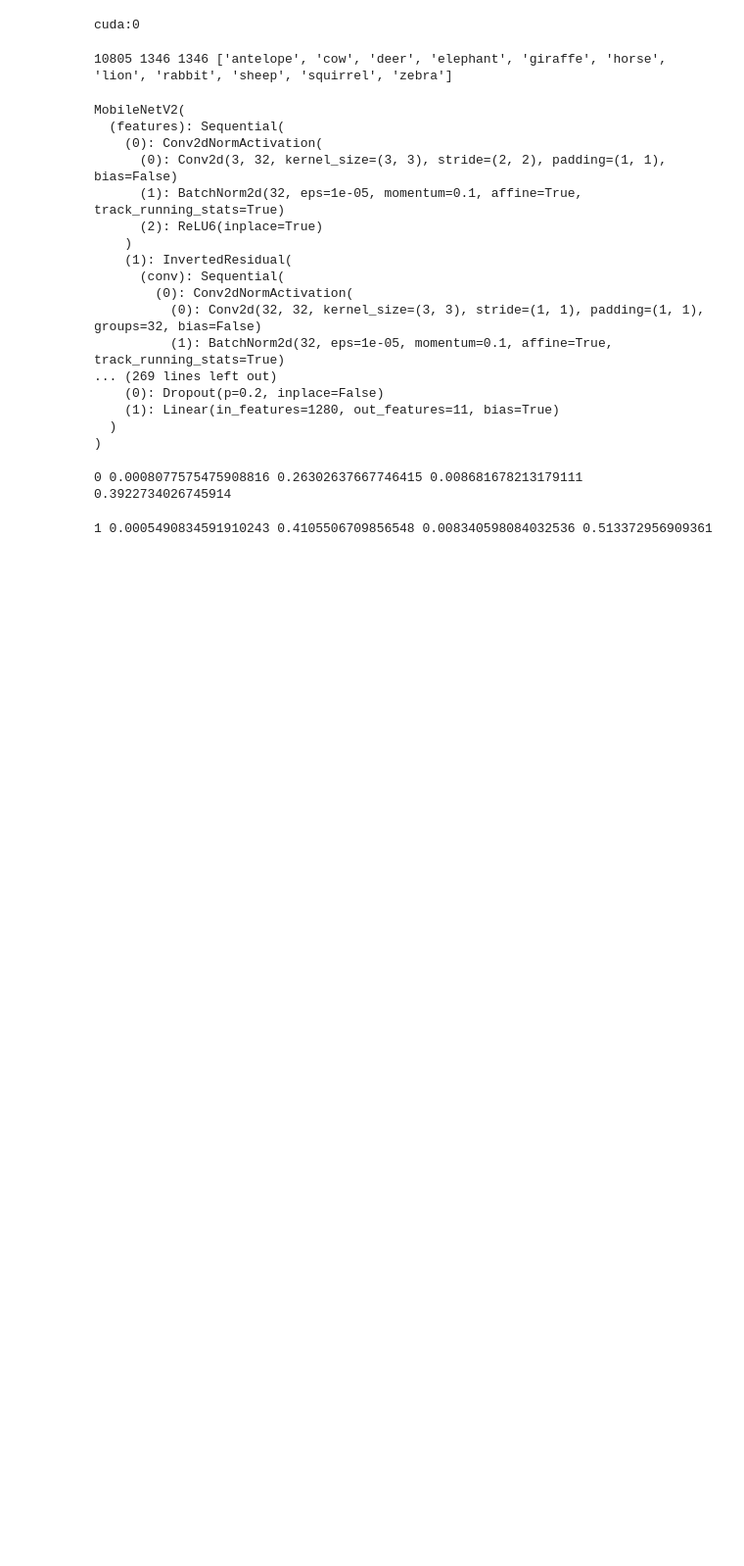
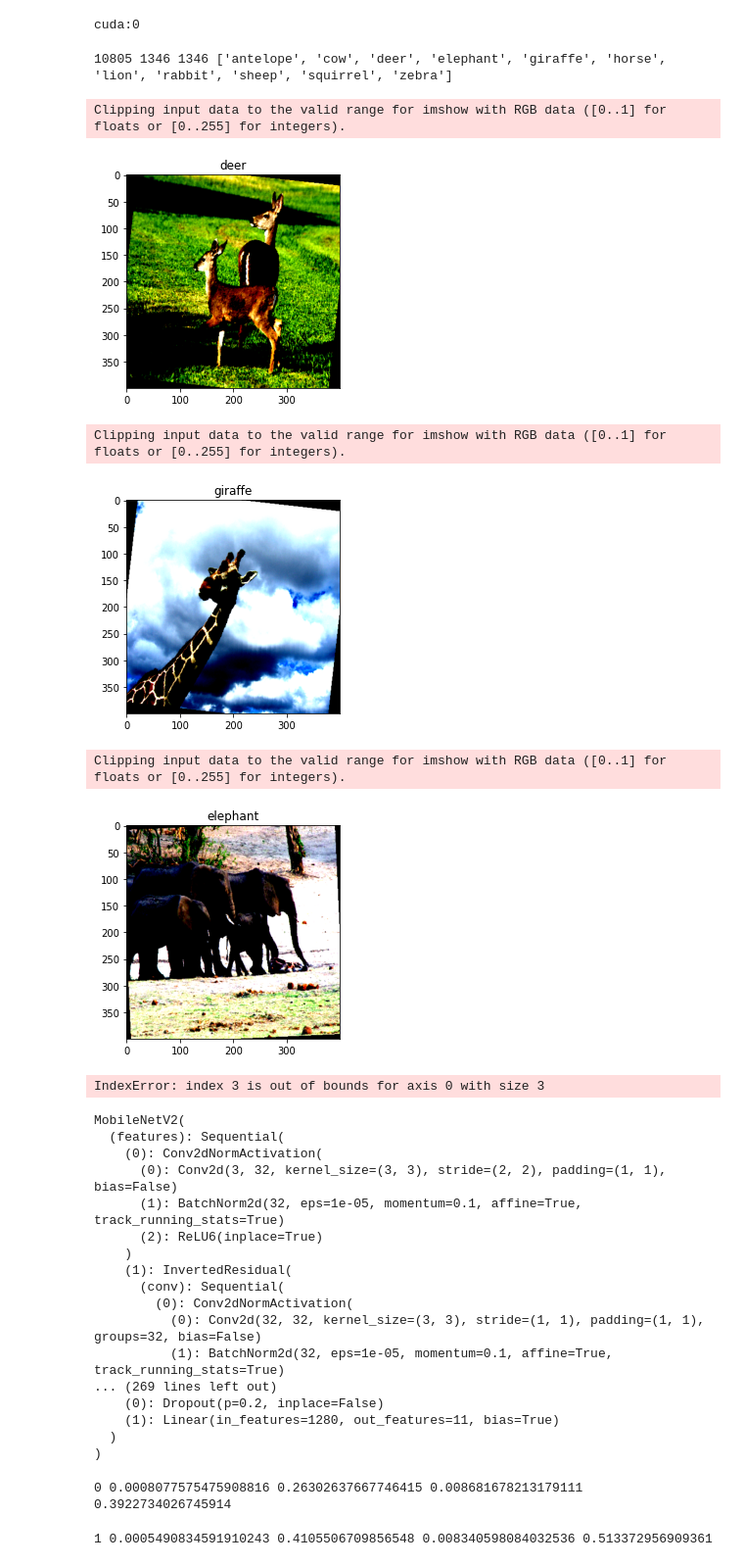
Before and after one commit to imdeep2905/COMP6721_Winter2023_GroupA, a Jupyter notebook: src/awa2/mnetv1/main.ipynb, the cells around one changed output. Shown: that part at 98% size. Saved outputs shown, nothing was run; the diff lists cells and outputs as text; code cells hidden in the pictures; blank space fills up the shorter version.

Commit message:
Add training images graphs

```diff
--- a/src/awa2/mnetv1/main.ipynb
+++ b/src/awa2/mnetv1/main.ipynb
@@ -52,6 +52,24 @@ test_loader = DataLoader(test_set, shuffle=True)
 print(len(train_set), len(val_set), len(test_set), train_set.classes)
 # %% [output]
 10805 1346 1346 ['antelope', 'cow', 'deer', 'elephant', 'giraffe', 'horse', 'lion', 'rabbit', 'sheep', 'squirrel', 'zebra']
+# %%
+train_loader_vis = torch.utils.data.DataLoader(train_set, 15, shuffle=True)
+
+images, labels = next(iter(train_loader_vis))
+images, labels = images.numpy() , labels.numpy()
+
+for i in range(10):
+    plt.imshow(np.transpose(images[i] , (1,2,0)))
+    plt.title(train_set.classes[labels[i]])
+    plt.show()
+# %% [output]
+Clipping input data to the valid range for imshow with RGB data ([0..1] for floats or [0..255] for integers).
+[figure, added]
+Clipping input data to the valid range for imshow with RGB data ([0..1] for floats or [0..255] for integers).
+[figure, added]
+Clipping input data to the valid range for imshow with RGB data ([0..1] for floats or [0..255] for integers).
+[figure, added]
+IndexError: index 3 is out of bounds for axis 0 with size 3
 # %%
 model = torchvision.models.mobilenet_v2(num_classes=len(train_set.classes), pretrained=False)
 model = model.to(device)
```
